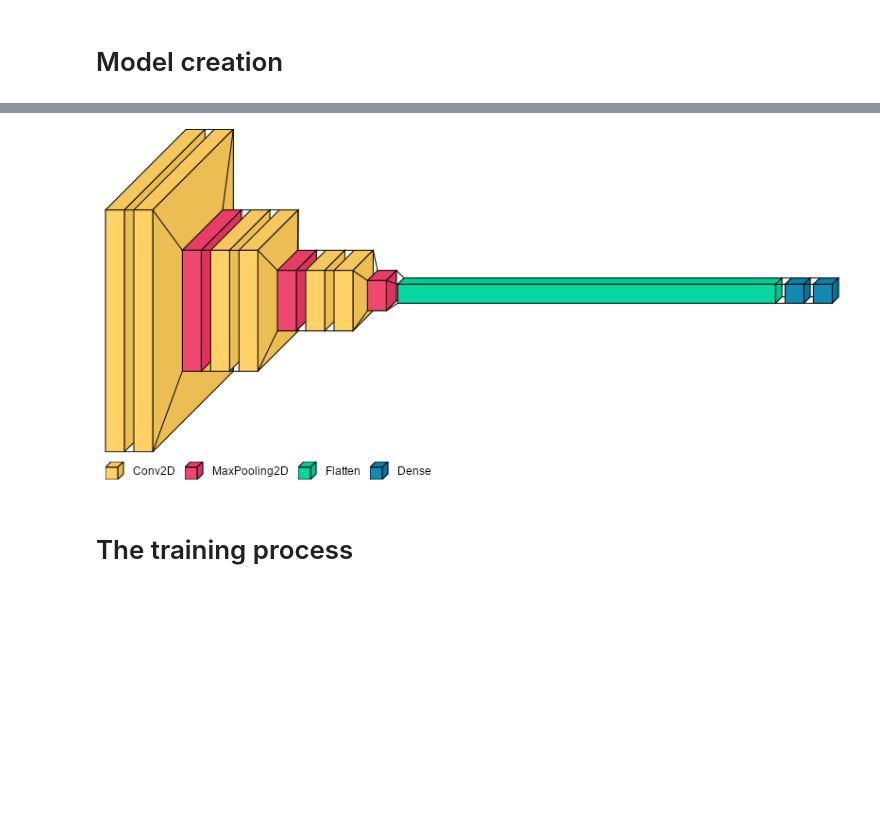
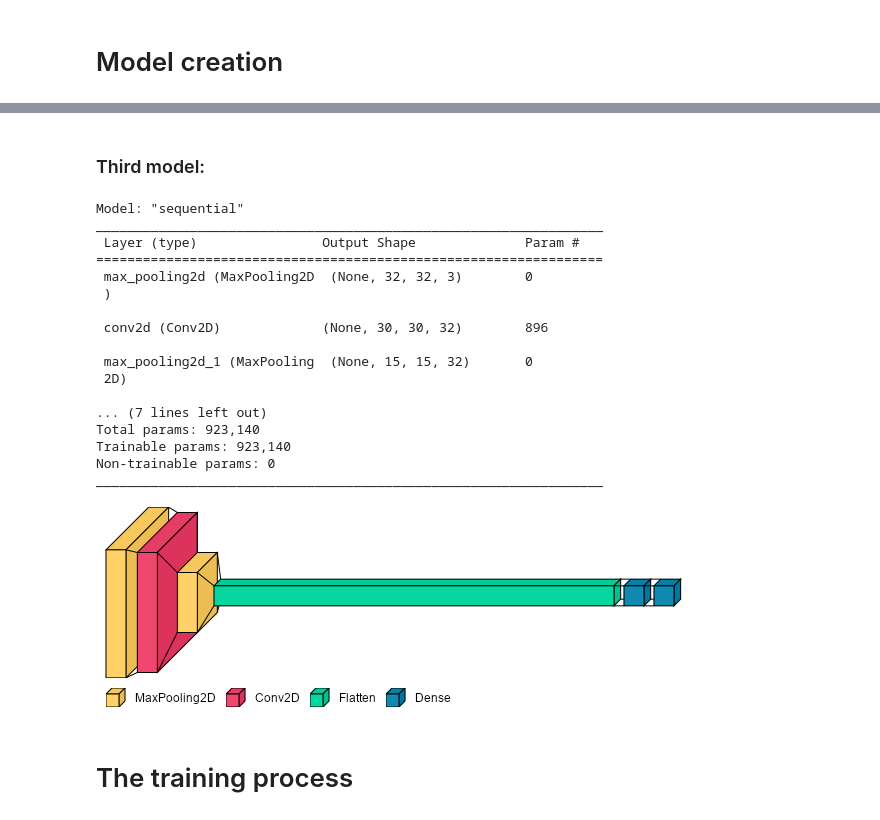
Before and after one commit to AnnaMelekhova/CoffeeBeansClassification, a Jupyter notebook: coffee_beans_classification.ipynb, the cells around one changed output, grey strips where cells are left out. Cells and saved outputs as stored; diff of their text form; code cells hidden in the pictures; blank space fills up the shorter version.

Commit message:
Trained and saved three models

```diff
--- a/coffee_beans_classification.ipynb
+++ b/coffee_beans_classification.ipynb
@@ -51,16 +65,44 @@ cnn.add(tf.keras.layers.Dense(4, activation='softmax'))
+# %% [markdown]
+### Third model:
+# %%
+cnn = tf.keras.models.Sequential()
+cnn.add(tf.keras.layers.MaxPool2D(pool_size=2, strides=2, input_shape=(64,64,3)))
+cnn.add(tf.keras.layers.Conv2D(filters=32, kernel_size=3, activation='relu'))
+cnn.add(tf.keras.layers.MaxPool2D(pool_size=2, strides=2))
+cnn.add(tf.keras.layers.Flatten())
+cnn.add(tf.keras.layers.Dense(units=128, activation='relu'))
+cnn.add(tf.keras.layers.Dense(units=4, activation='softmax'))
 # %%
 cnn.compile(optimizer = 'adam', loss = 'categorical_crossentropy', metrics = ['accuracy'])
 # %%
 cnn.summary()
+# %% [output]
+Model: "sequential"
+_________________________________________________________________
+ Layer (type)                Output Shape              Param #
+=================================================================
+ max_pooling2d (MaxPooling2D  (None, 32, 32, 3)        0
+ )
+
+ conv2d (Conv2D)             (None, 30, 30, 32)        896
+
+ max_pooling2d_1 (MaxPooling  (None, 15, 15, 32)       0
+ 2D)
+
+... (7 lines left out)
+Total params: 923,140
+Trainable params: 923,140
+Non-trainable params: 0
+_________________________________________________________________
 # %%
 import visualkeras
 visualkeras.layered_view(cnn, legend=True)
 
 from PIL import ImageFont
 font = ImageFont.truetype("arial.ttf", 12)
-visualkeras.layered_view(cnn, legend=True, font=font, to_file='model_layered1.png')
+visualkeras.layered_view(cnn, legend=True, font=font, to_file='model_layered3.png')
 # %% [output]
-[figure, old version]
+[figure, new version]
 # %% [markdown]
 # The training process
 # %%
```
Also changed, not shown: parts of 21 cells of this notebook.
